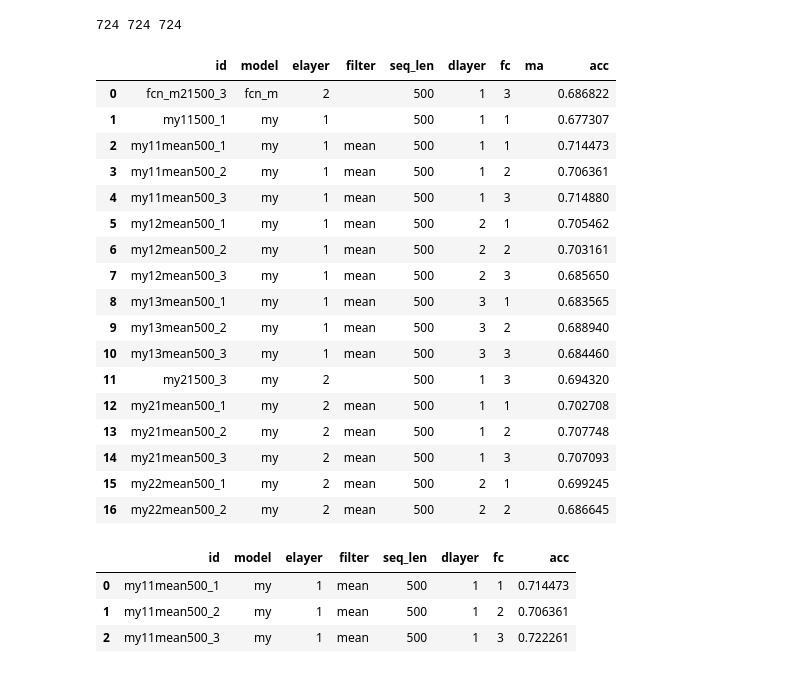
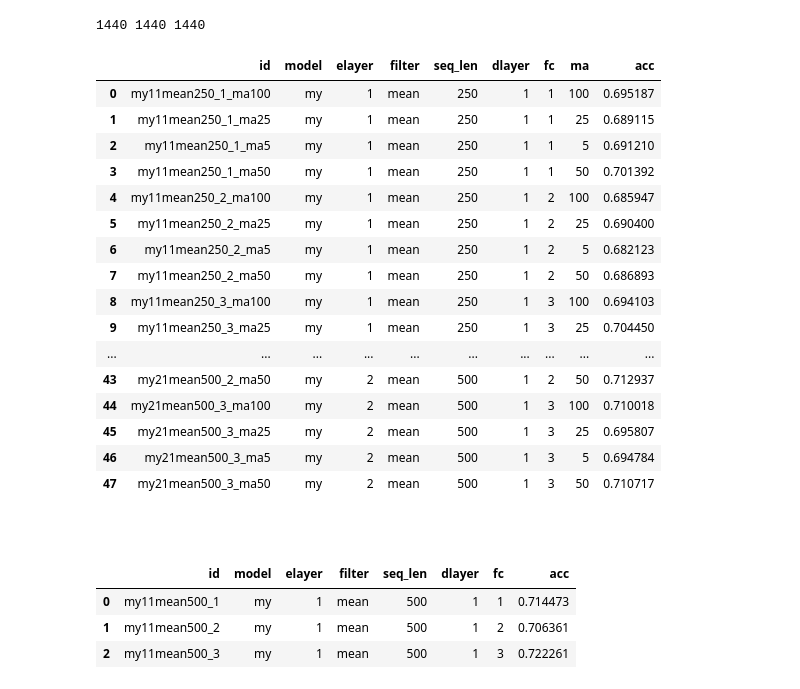
Before and after one commit to junhui1997/all_code, a Jupyter notebook: Time-Series-Library/parse_res.ipynb, the cells around one changed output. Saved outputs shown, nothing was run; the diff lists cells and outputs as text; code cells hidden in the pictures.

```diff
--- a/Time-Series-Library/parse_res.ipynb
+++ b/Time-Series-Library/parse_res.ipynb
@@ -49,7 +49,7 @@ for line in lines:
         filter_type = info.split('_')[0]
         itr = int(info.split('_')[-1])
         # 这个地方很奇怪，不知道后面还多了点啥，可能是空格
-        ids.append(model+elayer+dl+filter_type+seq+'_'+fc)
+        ids.append(model+elayer+dl+filter_type+seq+'_'+fc+'_ma'+ma)
         models.append(model)
         elayers.append(elayer)
         dls.append(dl)
@@ -63,51 +63,52 @@ for line in lines:
 print(len(accuracies),len(models),len(ids),)
 import pandas as pd
 #显示所有列
 pd.set_option('display.max_columns', None)
 #显示所有行
 pd.set_option('display.max_rows', None)
 #设置value的显示长度为100，默认为50
 pd.set_option('max_colwidth',100)
 df = pd.DataFrame({"model": models,
                    "elayer": elayers,
                    'dlayer':dls,
                    "filter":filters,
                    "iter":itrs,
                    "acc":accuracies,
                    'id':ids,
                    'fc':fcs,
                    'ma':mas,
                    'seq_len':seq_len})
 df_res = df.groupby('id').agg({'model': 'last',
                                'elayer': 'last',
                                'filter': 'last',
                                'seq_len':'last',
                                'dlayer':'last',
                                'fc':'last',
                                'ma':'last',
                                'acc': 'mean'}).reset_index()
 df_res['model'] = df_res['model'].replace('Nonstationary_Transformer', 'NSformer')
 df_res
 # %% [output]
-724 724 724
+1440 1440 1440
 |  | id | model | elayer | filter | seq_len | dlayer | fc | ma | acc |
-| 0 | fcn_m21500_3 | fcn_m | 2 |  | 500 | 1 | 3 |  | 0.686822 |
-| 1 | my11500_1 | my | 1 |  | 500 | 1 | 1 |  | 0.677307 |
-| 2 | my11mean500_1 | my | 1 | mean | 500 | 1 | 1 |  | 0.714473 |
-| 3 | my11mean500_2 | my | 1 | mean | 500 | 1 | 2 |  | 0.706361 |
-| 4 | my11mean500_3 | my | 1 | mean | 500 | 1 | 3 |  | 0.714880 |
-| 5 | my12mean500_1 | my | 1 | mean | 500 | 2 | 1 |  | 0.705462 |
-| 6 | my12mean500_2 | my | 1 | mean | 500 | 2 | 2 |  | 0.703161 |
-| 7 | my12mean500_3 | my | 1 | mean | 500 | 2 | 3 |  | 0.685650 |
-| 8 | my13mean500_1 | my | 1 | mean | 500 | 3 | 1 |  | 0.683565 |
-| 9 | my13mean500_2 | my | 1 | mean | 500 | 3 | 2 |  | 0.688940 |
-| 10 | my13mean500_3 | my | 1 | mean | 500 | 3 | 3 |  | 0.684460 |
-| 11 | my21500_3 | my | 2 |  | 500 | 1 | 3 |  | 0.694320 |
-| 12 | my21mean500_1 | my | 2 | mean | 500 | 1 | 1 |  | 0.702708 |
-| 13 | my21mean500_2 | my | 2 | mean | 500 | 1 | 2 |  | 0.707748 |
-| 14 | my21mean500_3 | my | 2 | mean | 500 | 1 | 3 |  | 0.707093 |
-| 15 | my22mean500_1 | my | 2 | mean | 500 | 2 | 1 |  | 0.699245 |
-| 16 | my22mean500_2 | my | 2 | mean | 500 | 2 | 2 |  | 0.686645 |
+| 0 | my11mean250_1_ma100 | my | 1 | mean | 250 | 1 | 1 | 100 | 0.695187 |
+| 1 | my11mean250_1_ma25 | my | 1 | mean | 250 | 1 | 1 | 25 | 0.689115 |
+| 2 | my11mean250_1_ma5 | my | 1 | mean | 250 | 1 | 1 | 5 | 0.691210 |
+| 3 | my11mean250_1_ma50 | my | 1 | mean | 250 | 1 | 1 | 50 | 0.701392 |
+| 4 | my11mean250_2_ma100 | my | 1 | mean | 250 | 1 | 2 | 100 | 0.685947 |
+| 5 | my11mean250_2_ma25 | my | 1 | mean | 250 | 1 | 2 | 25 | 0.690400 |
+| 6 | my11mean250_2_ma5 | my | 1 | mean | 250 | 1 | 2 | 5 | 0.682123 |
+| 7 | my11mean250_2_ma50 | my | 1 | mean | 250 | 1 | 2 | 50 | 0.686893 |
+| 8 | my11mean250_3_ma100 | my | 1 | mean | 250 | 1 | 3 | 100 | 0.694103 |
+| 9 | my11mean250_3_ma25 | my | 1 | mean | 250 | 1 | 3 | 25 | 0.704450 |
+| ... | ... | ... | ... | ... | ... | ... | ... | ... | ... |
+| 43 | my21mean500_2_ma50 | my | 2 | mean | 500 | 1 | 2 | 50 | 0.712937 |
+| 44 | my21mean500_3_ma100 | my | 2 | mean | 500 | 1 | 3 | 100 | 0.710018 |
+| 45 | my21mean500_3_ma25 | my | 2 | mean | 500 | 1 | 3 | 25 | 0.695807 |
+| 46 | my21mean500_3_ma5 | my | 2 | mean | 500 | 1 | 3 | 5 | 0.694784 |
+| 47 | my21mean500_3_ma50 | my | 2 | mean | 500 | 1 | 3 | 50 | 0.710717 |
+# %% [markdown]
+######
 # %%
 df_res = df.groupby('id').agg({'model': 'last',
                                'elayer': 'last',
```
Also changed, not shown: 11 other files.
